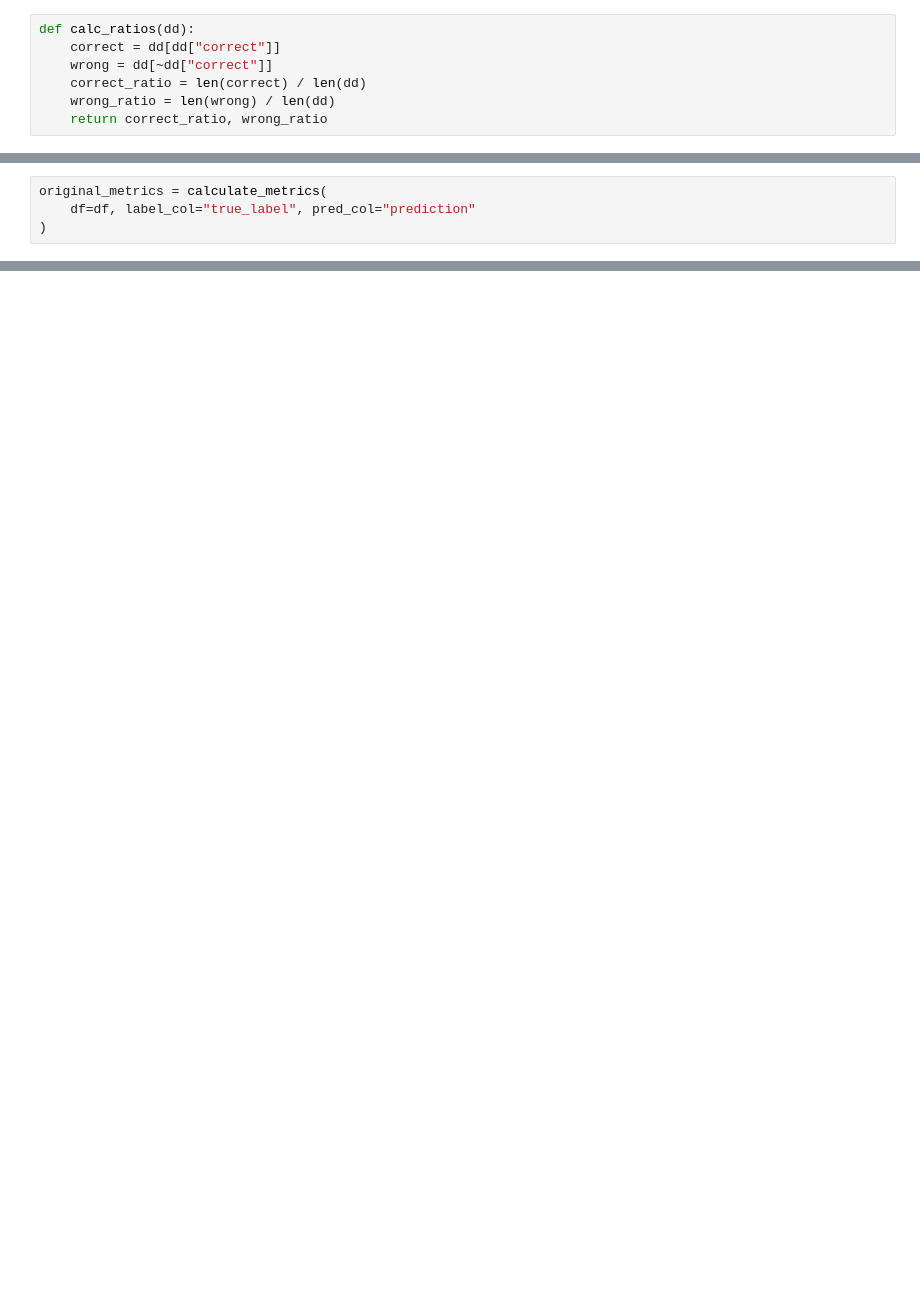
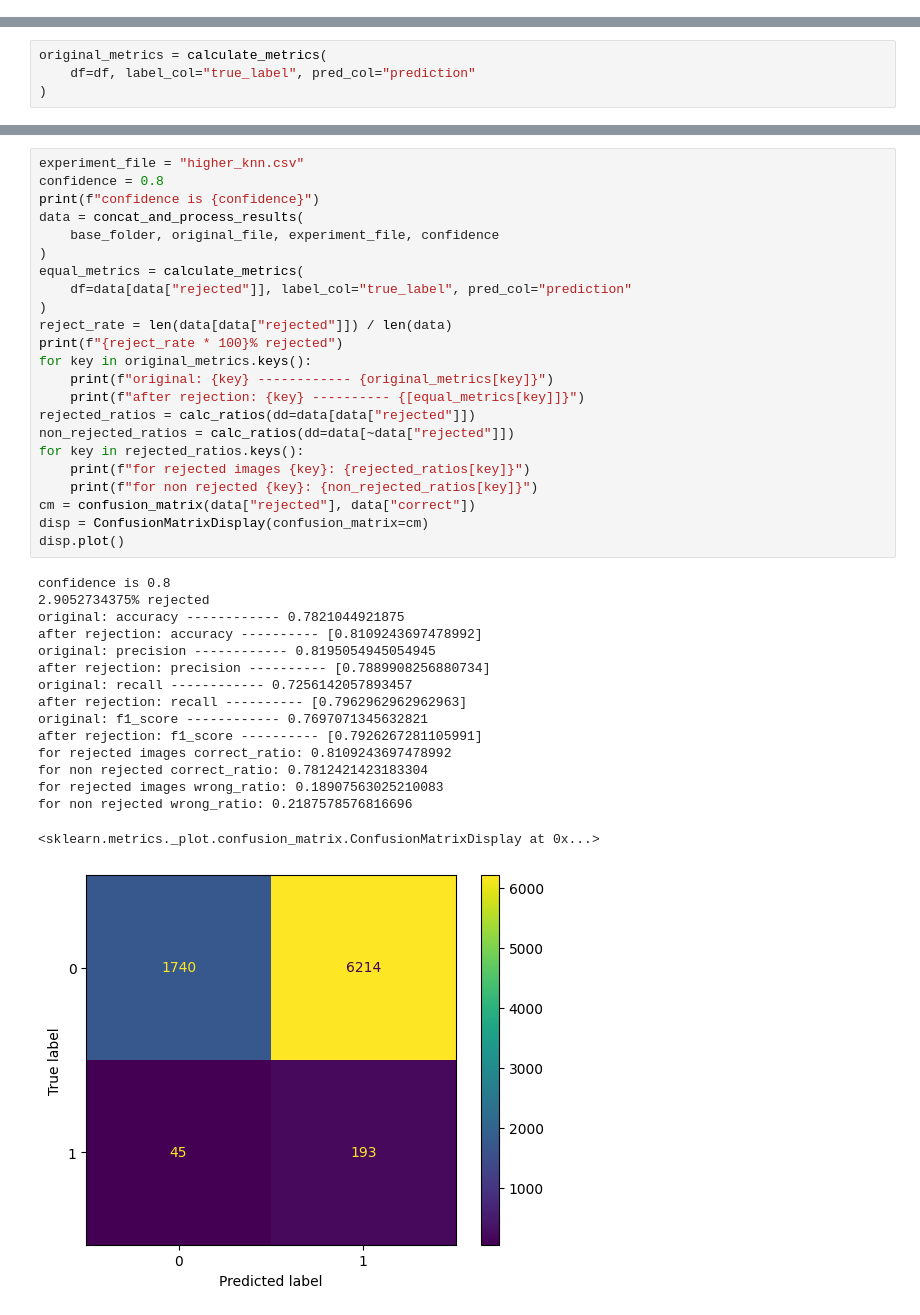
Before and after one commit to RyanWri/afeka-computer-vision, a Jupyter notebook: src/main.ipynb, the cells around one changed output, grey strips where cells are left out. Saved outputs shown, nothing was run; the diff lists cells and outputs as text; blank space fills up the shorter version.

Commit message:
more results

```diff
--- a/src/main.ipynb
+++ b/src/main.ipynb
@@ -6,10 +6,3 @@ from src.metrics import calculate_metrics, concat_and_process_results
-# %%
-def calc_ratios(dd):
-    correct = dd[dd["correct"]]
-    wrong = dd[~dd["correct"]]
-    correct_ratio = len(correct) / len(dd)
-    wrong_ratio = len(wrong) / len(dd)
-    return correct_ratio, wrong_ratio
 # %%
 base_folder = "/home/ran/afeka/computer-vision/results/2025-02-04-14-17/"
 original_file = "baseline_no_rejection.csv"
@@ -128,2 +122,42 @@ for non rejected correct ratio: 0.7816163631828386, wrong ratio: 0.2183836368171
 <sklearn.metrics._plot.confusion_matrix.ConfusionMatrixDisplay at 0x...>
 [figure]
+# %%
+experiment_file = "higher_knn.csv"
+confidence = 0.8
+print(f"confidence is {confidence}")
+data = concat_and_process_results(
+    base_folder, original_file, experiment_file, confidence
+)
+equal_metrics = calculate_metrics(
+    df=data[data["rejected"]], label_col="true_label", pred_col="prediction"
+)
+reject_rate = len(data[data["rejected"]]) / len(data)
+print(f"{reject_rate * 100}% rejected")
+for key in original_metrics.keys():
+    print(f"original: {key} ------------ {original_metrics[key]}")
+    print(f"after rejection: {key} ---------- {[equal_metrics[key]]}")
+rejected_ratios = calc_ratios(dd=data[data["rejected"]])
+non_rejected_ratios = calc_ratios(dd=data[~data["rejected"]])
+for key in rejected_ratios.keys():
+    print(f"for rejected images {key}: {rejected_ratios[key]}")
+    print(f"for non rejected {key}: {non_rejected_ratios[key]}")
+cm = confusion_matrix(data["rejected"], data["correct"])
+disp = ConfusionMatrixDisplay(confusion_matrix=cm)
+disp.plot()
+# %% [output]
+confidence is 0.8
+2.9052734375% rejected
+original: accuracy ------------ 0.7821044921875
+after rejection: accuracy ---------- [0.8109243697478992]
+original: precision ------------ 0.8195054945054945
+after rejection: precision ---------- [0.7889908256880734]
+original: recall ------------ 0.7256142057893457
+after rejection: recall ---------- [0.7962962962962963]
+original: f1_score ------------ 0.7697071345632821
+after rejection: f1_score ---------- [0.7926267281105991]
+for rejected images correct_ratio: 0.8109243697478992
+for non rejected correct_ratio: 0.7812421423183304
+for rejected images wrong_ratio: 0.18907563025210083
+for non rejected wrong_ratio: 0.2187578576816696
+<sklearn.metrics._plot.confusion_matrix.ConfusionMatrixDisplay at 0x...>
+[figure, added]
```
Also changed, not shown: parts of 8 cells of this notebook, 1 other file.
